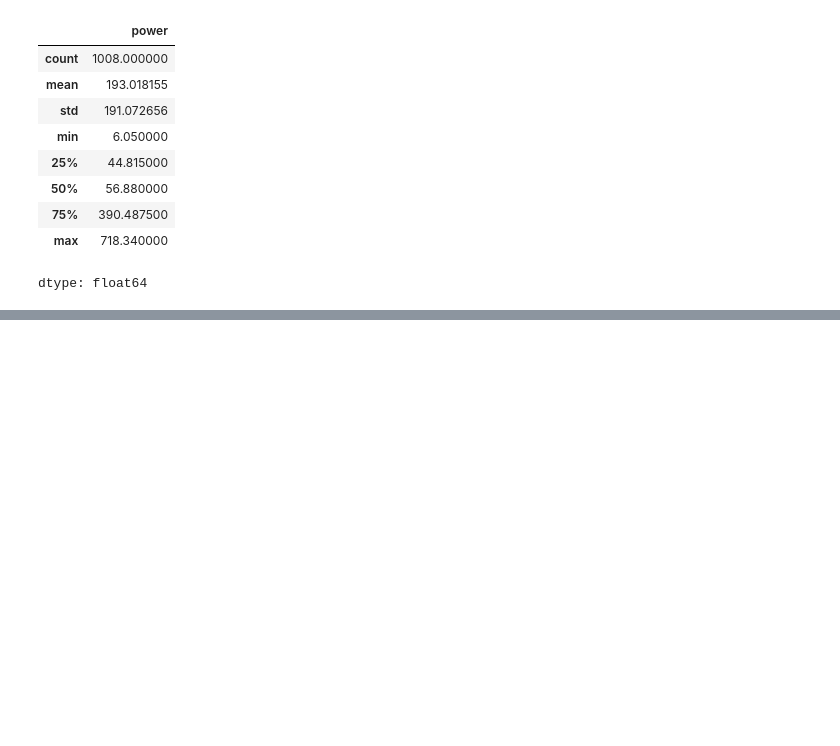
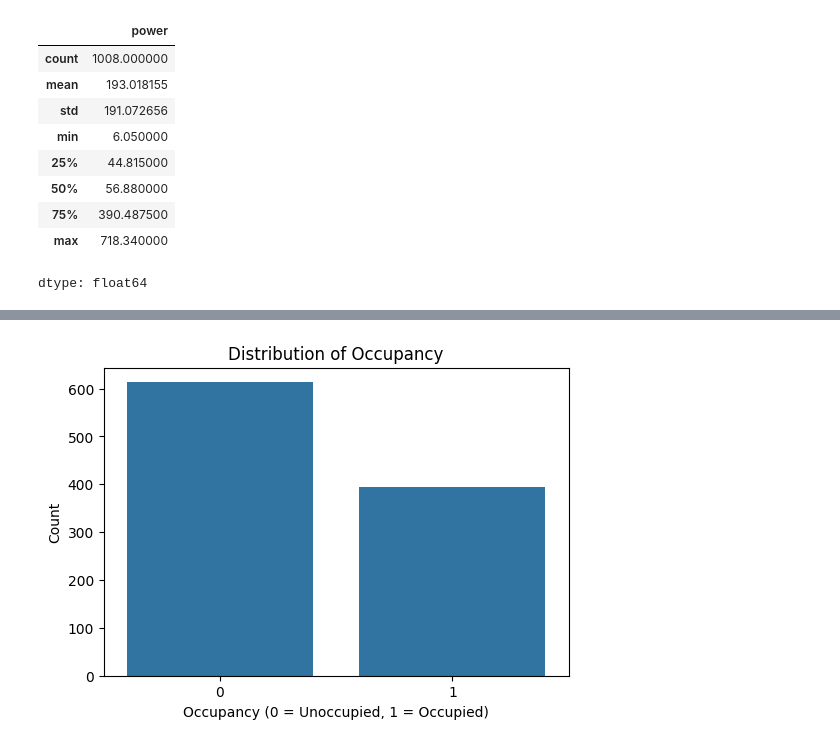
Before and after one commit to LegendSeyi/ML-PROJECTS, a Jupyter notebook: Occupancy_prediction_IOT.ipynb, the cells around one changed output, grey strips where cells are left out. Cells and saved outputs as stored; diff of their text form; code cells hidden in the pictures; blank space fills up the shorter version.

```diff
--- a/Occupancy_prediction_IOT.ipynb
+++ b/Occupancy_prediction_IOT.ipynb
@@ -125,0 +139,3 @@ dtype: float64
+# %%
+df["hour"] = df["timestamp"].dt.hour
+df["dayofweek"] = df["timestamp"].dt.dayofweek
@@ -125,0 +151,13 @@ dtype: float64
+# %%
+import matplotlib.pyplot as plt
+import seaborn as sns
+
+# Visualize the distribution of the 'occupancy' column
+plt.figure(figsize=(6, 4))
+sns.countplot(x='occupancy', data=df)
+plt.title('Distribution of Occupancy')
+plt.xlabel('Occupancy (0 = Unoccupied, 1 = Occupied)')
+plt.ylabel('Count')
+plt.show()
+# %% [output]
+[figure, added]
```
Also changed, not shown: parts of 12 cells of this notebook.
